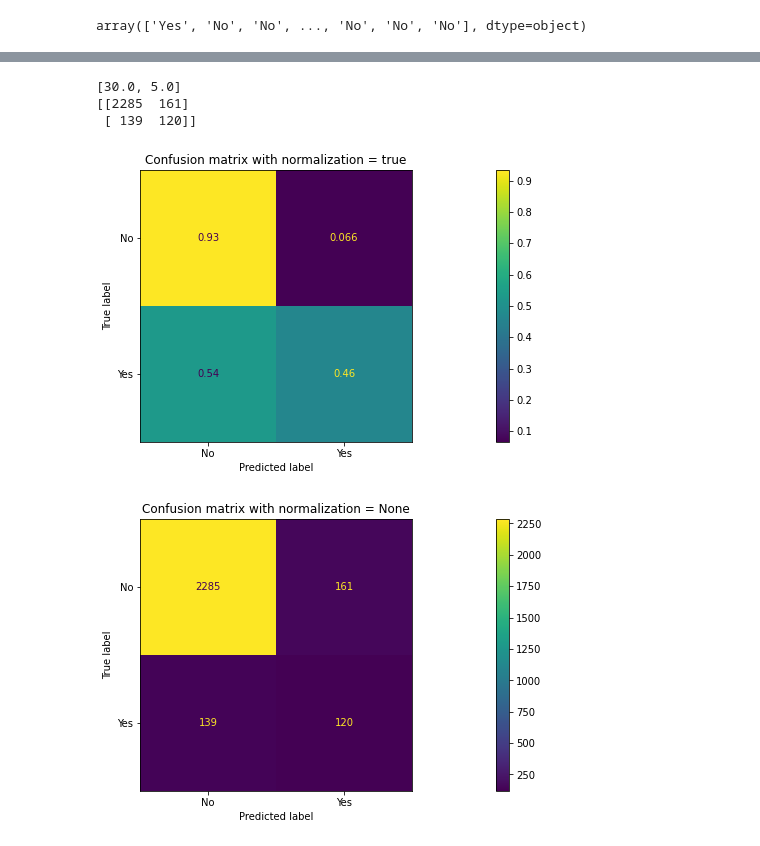
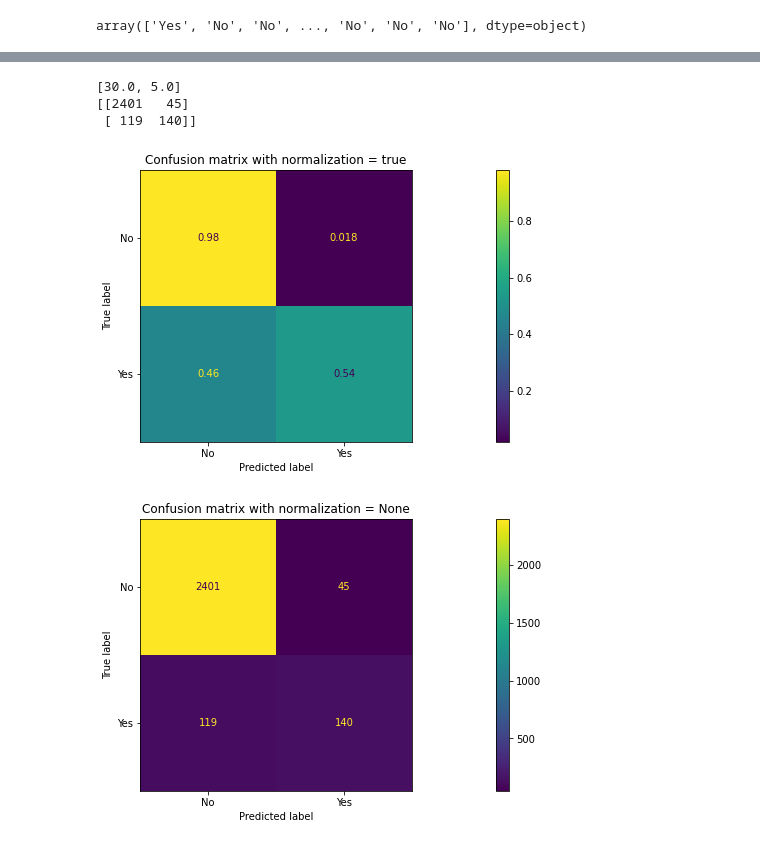
Before and after one commit to supernaut11/data602-final-project, a Jupyter notebook: src/model_fraud_mdehn.ipynb, the cells around one changed output, grey strips where cells are left out. Drawn from its saved outputs; the diff is of its cells as text; code cells hidden in the pictures.

Commit message:
adding feature importance calculations and optimized random forest

```diff
--- a/src/model_fraud_mdehn.ipynb
+++ b/src/model_fraud_mdehn.ipynb
@@ -445,8 +445,3 @@ train_final_frame
 # Define independent variables
 
 Based on prior statistical evaluation and experimentation, we select independent variables to include in the model.
-# %%
-#features = ['MeanInscClaimAmtReimbursed', 'MeanDeductibleAmtPaid', 'StdInscClaimAmtReimbursed', 'StdDeductibleAmtPaid', 'InscClaimAmtReimbursed1Deviations', 'GlobalClaim1Deviations', 'MeanPatientAge', 'MeanGender', 'MeanRace', 'MeanState', 'MeanCounty', 'MeanPatientStayDur', 'MeanClaimDur']
-features = ['MeanInscClaimAmtReimbursed', 'MeanDeductibleAmtPaid', 'StdInscClaimAmtReimbursed', 'StdDeductibleAmtPaid', 'MeanPatientAge', 'MeanGender', 'MeanRace', 'MeanState', 'MeanCounty', 'MeanPatientStayDur', 'MeanClaimDur', 'PatientAge1DeviationsInternal', 'PatientAge1DeviationsGlobal', 'InscClaimAmtReimbursed1DeviationsGlobal']
-X = train_final_frame.reindex(columns=features)
-X
@@ -466,0 +448,15 @@ X
+# %%
+#features = ['MeanInscClaimAmtReimbursed', 'MeanDeductibleAmtPaid', 'StdInscClaimAmtReimbursed', 'StdDeductibleAmtPaid', 'InscClaimAmtReimbursed1Deviations', 'GlobalClaim1Deviations', 'MeanPatientAge', 'MeanGender', 'MeanRace', 'MeanState', 'MeanCounty', 'MeanPatientStayDur', 'MeanClaimDur']
+#features = ['MeanInscClaimAmtReimbursed', 'MeanDeductibleAmtPaid', 'StdInscClaimAmtReimbursed', 'StdDeductibleAmtPaid', 'MeanPatientAge', 'MeanGender', 'MeanRace', 'MeanState', 'MeanCounty', 'MeanPatientStayDur', 'MeanClaimDur', 'PatientAge1DeviationsInternal', 'PatientAge1DeviationsGlobal', 'InscClaimAmtReimbursed3DeviationsInternal', 'InscClaimAmtReimbursed3DeviationsGlobal']
+
+# TODO: This was good, see if we can do better
+#features = ['MeanInscClaimAmtReimbursed', 'MedianInscClaimAmtReimbursed', 'StdInscClaimAmtReimbursed','MinInscClaimAmtReimbursed','MaxInscClaimAmtReimbursed','MeanDeductibleAmtPaid','MedianDeductibleAmtPaid','StdDeductibleAmtPaid','MinDeductibleAmtPaid','MaxDeductibleAmtPaid','MeanPatientAge','MedianPatientAge','StdPatientAge','MinPatientAge','MaxPatientAge','MeanGender','MeanRace','MaxPatientStayDur', 'MeanClaimDur','MaxClaimDur','PatientAge1DeviationsInternal','PatientAge1DeviationsGlobal','InscClaimAmtReimbursed1DeviationsInternal','InscClaimAmtReimbursed1DeviationsGlobal', 'VarIPAnnualReimbursementAmt', 'VarOPAnnualReimbursementAmt', 'MaxPatientDead']
+
+# Even better
+#features = ['MeanInscClaimAmtReimbursed', 'MedianInscClaimAmtReimbursed', 'StdInscClaimAmtReimbursed','MinInscClaimAmtReimbursed','MaxInscClaimAmtReimbursed','MeanPatientAge','MedianPatientAge','StdPatientAge','MinPatientAge','MaxPatientAge','MeanGender','MeanRace','MaxPatientStayDur', 'MeanClaimDur','MaxClaimDur','PatientAge1DeviationsInternal','PatientAge1DeviationsGlobal','InscClaimAmtReimbursed1DeviationsInternal','InscClaimAmtReimbursed1DeviationsGlobal', 'VarIPAnnualReimbursementAmt', 'VarOPAnnualReimbursementAmt']
+
+features = ['MeanInscClaimAmtReimbursed', 'MedianInscClaimAmtReimbursed', 'StdInscClaimAmtReimbursed','MinInscClaimAmtReimbursed','MaxInscClaimAmtReimbursed','MeanPatientAge','MedianPatientAge','StdPatientAge','MinPatientAge','MaxPatientAge','MeanGender','MeanRace','MaxPatientStayDur', 'MeanClaimDur','MaxClaimDur','PatientAge1DeviationsInternal','PatientAge1DeviationsGlobal','InscClaimAmtReimbursed1DeviationsInternal','InscClaimAmtReimbursed1DeviationsGlobal', 'VarIPAnnualReimbursementAmt', 'VarOPAnnualReimbursementAmt']
+
+##Cant have any chracters in these fields, must be numbers
+X = train_final_frame.reindex(columns=features)
+X
@@ -492,9 +502,10 @@ Use the sklearn implementation of the decision tree classifier algorithm to buil
 #import decision tree
 import sklearn
 print('The scikit-learn version is {}.'.format(sklearn.__version__))
-from sklearn import tree
+from sklearn import tree, ensemble
 
-clf = tree.DecisionTreeClassifier(random_state=0)
+#clf = tree.DecisionTreeClassifier(random_state=0)
+clf = ensemble.RandomForestClassifier(n_estimators=100, random_state=0, max_depth=20)
 
 ##Cant have any chracters in these fields, must be numbers
 clf = clf.fit(X, Y)
@@ -505,4 +516,10 @@ DecisionTreeClassifier(random_state=0)
 # %%
+import numpy as np
+sorted_out = Y.unique()
+sorted_out = np.sort(sorted_out)
+sorted_out = list(map(str, sorted_out))
+
+'''
 import matplotlib.pyplot as plt
 
 fig_size = plt.rcParams["figure.figsize"]
@@ -510,14 +527,8 @@ fig_size[0] = 20
 fig_size[1] = 20
 plt.rcParams["figure.figsize"] = fig_size
 
-import numpy as np
-sorted = Y.unique()
-sorted = np.sort(sorted)
-sorted = list(map(str, sorted))
-
-sorted
-
 print(clf.get_n_leaves())
 
 plot = tree.plot_tree(clf, rounded=True, filled=True, class_names=sorted, feature_names=features, max_depth=2)
+'''
 # %% [output]
@@ -570,25 +580,26 @@ accuracy
 # %%
 #setup plots for confusion matrix
+import matplotlib.pyplot as plt
 from sklearn.metrics import plot_confusion_matrix as matrix
 figSize = plt.rcParams["figure.figsize"]
 figSize[0] = 30
 figSize[1] = 5
 plt.rcParams["figure.figsize"]=figSize
 print(plt.rcParams.get('figure.figsize'))
 
 #plot the confusion matrices 1 for normalzied the other un-normalized
 values = ['true',None]
 #cmap='cividis'
 for x in values:
-    disp = matrix(clf,XTest,YTest,display_labels=sorted,normalize=x)
+    disp = matrix(clf,XTest,YTest,display_labels=sorted_out,normalize=x)
     disp.ax_.set_title("Confusion matrix with normalization = "+str(x))
 print(disp.confusion_matrix)
 # %% [output]
 [30.0, 5.0]
-[[2285  161]
- [ 139  120]]
+[[2401   45]
+ [ 119  140]]
-[figure, old version]
+[figure, new version]
-[figure, old version]
+[figure, new version]
 # %%
 #get false positives
 #pd.set_option('display.max_rows',100)
```
Also changed, not shown: parts of 14 cells of this notebook.
